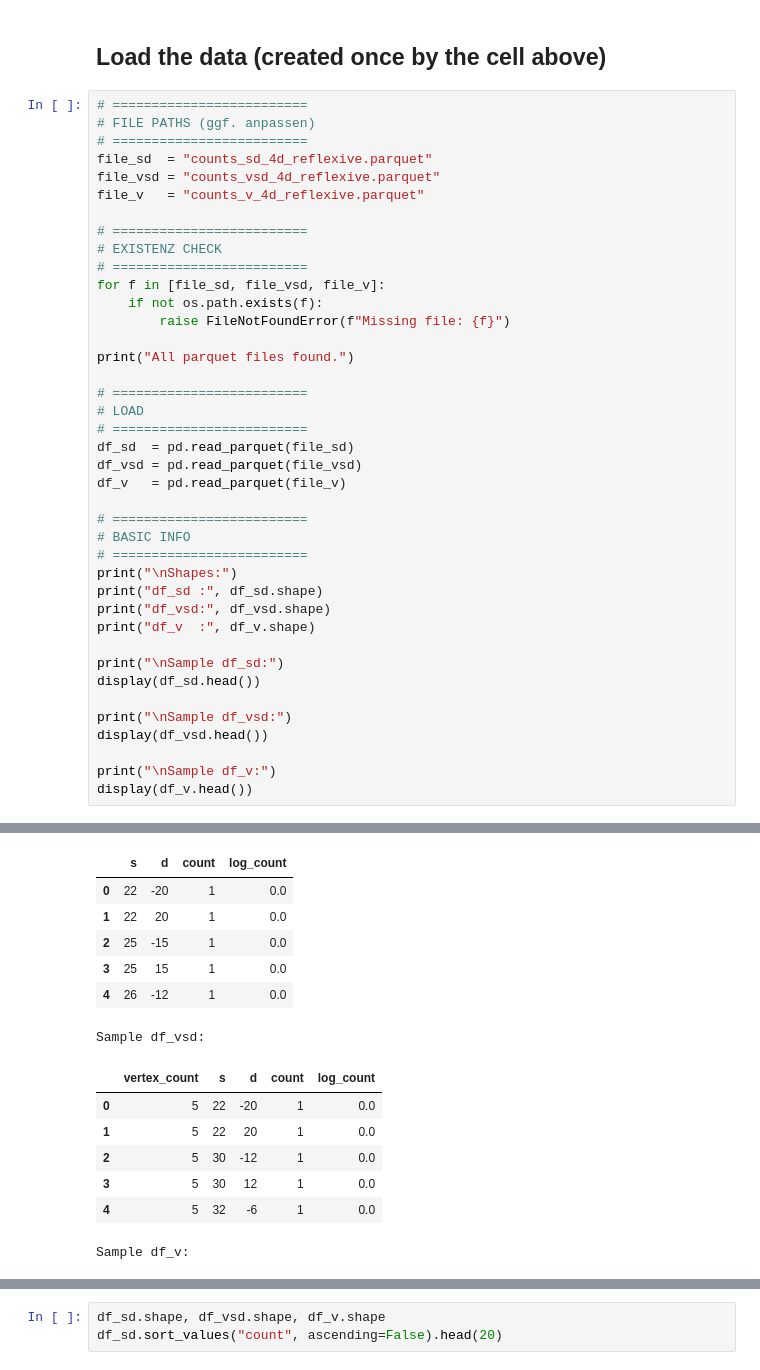
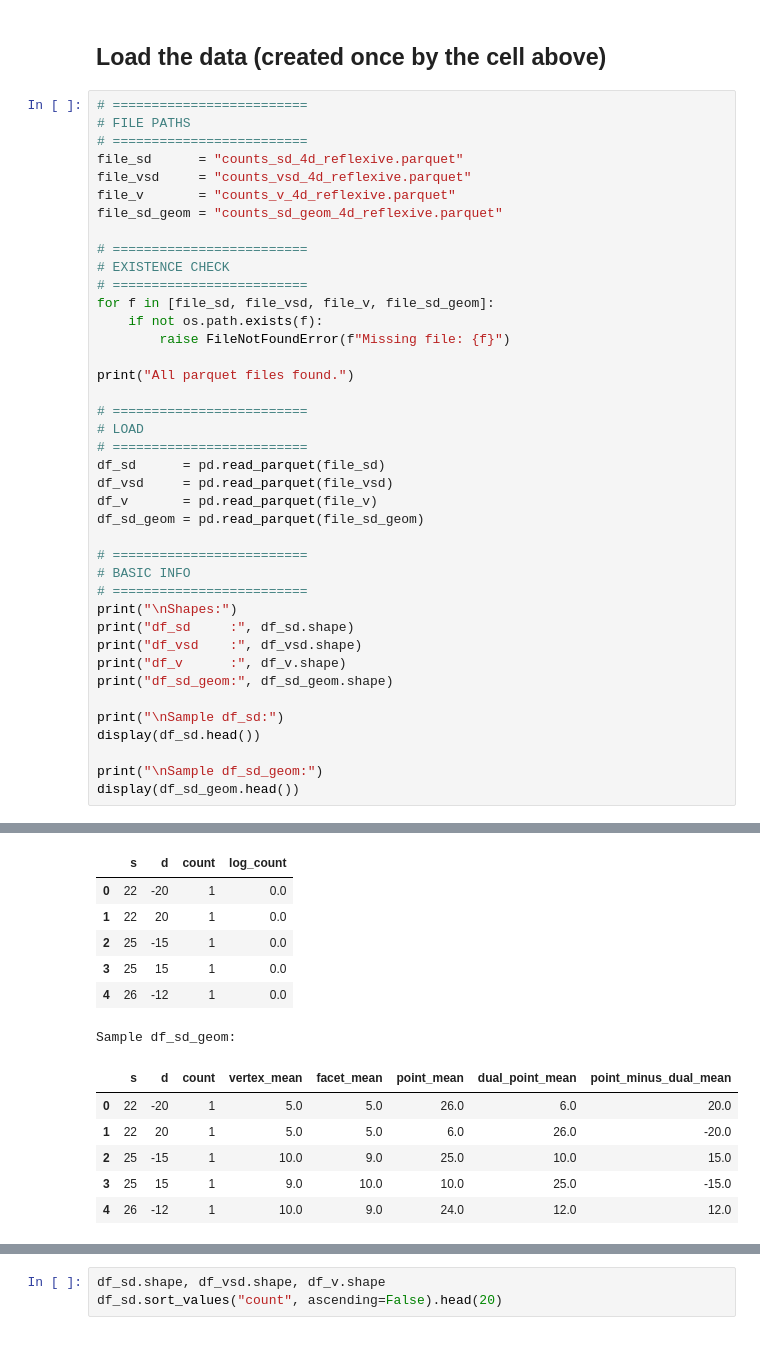
Before and after one commit to Sultanow/polytopes, a Jupyter notebook: python/notebooks/Polytopes-4D-SymmetricEntropyRidge.ipynb, the cells around one changed output, grey strips where cells are left out. Cells and saved outputs as stored; diff of their text form.

```diff
--- a/python/notebooks/Polytopes-4D-SymmetricEntropyRidge.ipynb
+++ b/python/notebooks/Polytopes-4D-SymmetricEntropyRidge.ipynb
@@ -221,16 +273,17 @@ Saved:
 ## Load the data (created once by the cell above)
 # %%
 # =========================
-# FILE PATHS (ggf. anpassen)
+# FILE PATHS
 # =========================
-file_sd  = "counts_sd_4d_reflexive.parquet"
-file_vsd = "counts_vsd_4d_reflexive.parquet"
-file_v   = "counts_v_4d_reflexive.parquet"
+file_sd      = "counts_sd_4d_reflexive.parquet"
+file_vsd     = "counts_vsd_4d_reflexive.parquet"
+file_v       = "counts_v_4d_reflexive.parquet"
+file_sd_geom = "counts_sd_geom_4d_reflexive.parquet"
 
 # =========================
-# EXISTENZ CHECK
+# EXISTENCE CHECK
 # =========================
-for f in [file_sd, file_vsd, file_v]:
+for f in [file_sd, file_vsd, file_v, file_sd_geom]:
     if not os.path.exists(f):
         raise FileNotFoundError(f"Missing file: {f}")
 
@@ -239,26 +292,25 @@ print("All parquet files found.")
 # =========================
 # LOAD
 # =========================
-df_sd  = pd.read_parquet(file_sd)
-df_vsd = pd.read_parquet(file_vsd)
-df_v   = pd.read_parquet(file_v)
+df_sd      = pd.read_parquet(file_sd)
+df_vsd     = pd.read_parquet(file_vsd)
+df_v       = pd.read_parquet(file_v)
+df_sd_geom = pd.read_parquet(file_sd_geom)
 
 # =========================
 # BASIC INFO
 # =========================
 print("\nShapes:")
-print("df_sd :", df_sd.shape)
-print("df_vsd:", df_vsd.shape)
-print("df_v  :", df_v.shape)
+print("df_sd     :", df_sd.shape)
+print("df_vsd    :", df_vsd.shape)
+print("df_v      :", df_v.shape)
+print("df_sd_geom:", df_sd_geom.shape)
 
 print("\nSample df_sd:")
 display(df_sd.head())
 
-print("\nSample df_vsd:")
-display(df_vsd.head())
-
-print("\nSample df_v:")
-display(df_v.head())
+print("\nSample df_sd_geom:")
+display(df_sd_geom.head())
 # %% [output]
 All parquet files found.
 
@@ -269,16 +322,15 @@ df_v  : (30, 2)
 
 Sample df_sd:
 |  | s | d | count | log_count |
 | 0 | 22 | -20 | 1 | 0.0 |
 | 1 | 22 | 20 | 1 | 0.0 |
 | 2 | 25 | -15 | 1 | 0.0 |
 | 3 | 25 | 15 | 1 | 0.0 |
 | 4 | 26 | -12 | 1 | 0.0 |
-Sample df_vsd:
+Sample df_sd_geom:
-|  | vertex_count | s | d | count | log_count |
-| 0 | 5 | 22 | -20 | 1 | 0.0 |
-| 1 | 5 | 22 | 20 | 1 | 0.0 |
-| 2 | 5 | 30 | -12 | 1 | 0.0 |
-| 3 | 5 | 30 | 12 | 1 | 0.0 |
-| 4 | 5 | 32 | -6 | 1 | 0.0 |
+|  | s | d | count | vertex_mean | facet_mean | point_mean | dual_point_mean | point_minus_dual_mean |
+| 0 | 22 | -20 | 1 | 5.0 | 5.0 | 26.0 | 6.0 | 20.0 |
+| 1 | 22 | 20 | 1 | 5.0 | 5.0 | 6.0 | 26.0 | -20.0 |
+| 2 | 25 | -15 | 1 | 10.0 | 9.0 | 25.0 | 10.0 | 15.0 |
+| 3 | 25 | 15 | 1 | 9.0 | 10.0 | 10.0 | 25.0 | -15.0 |
+| 4 | 26 | -12 | 1 | 10.0 | 9.0 | 24.0 | 12.0 | 12.0 |
-Sample df_v:
```
Also changed, not shown: parts of 17 cells of this notebook, 1 other file.
